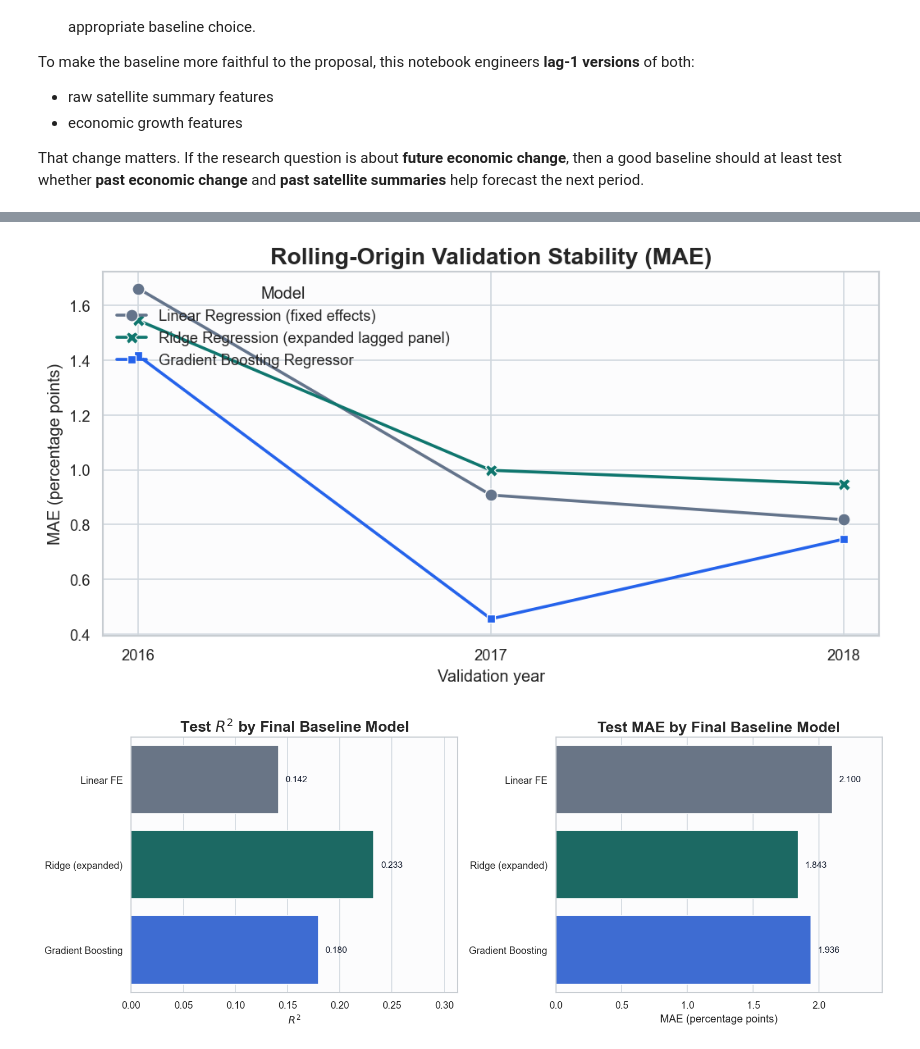
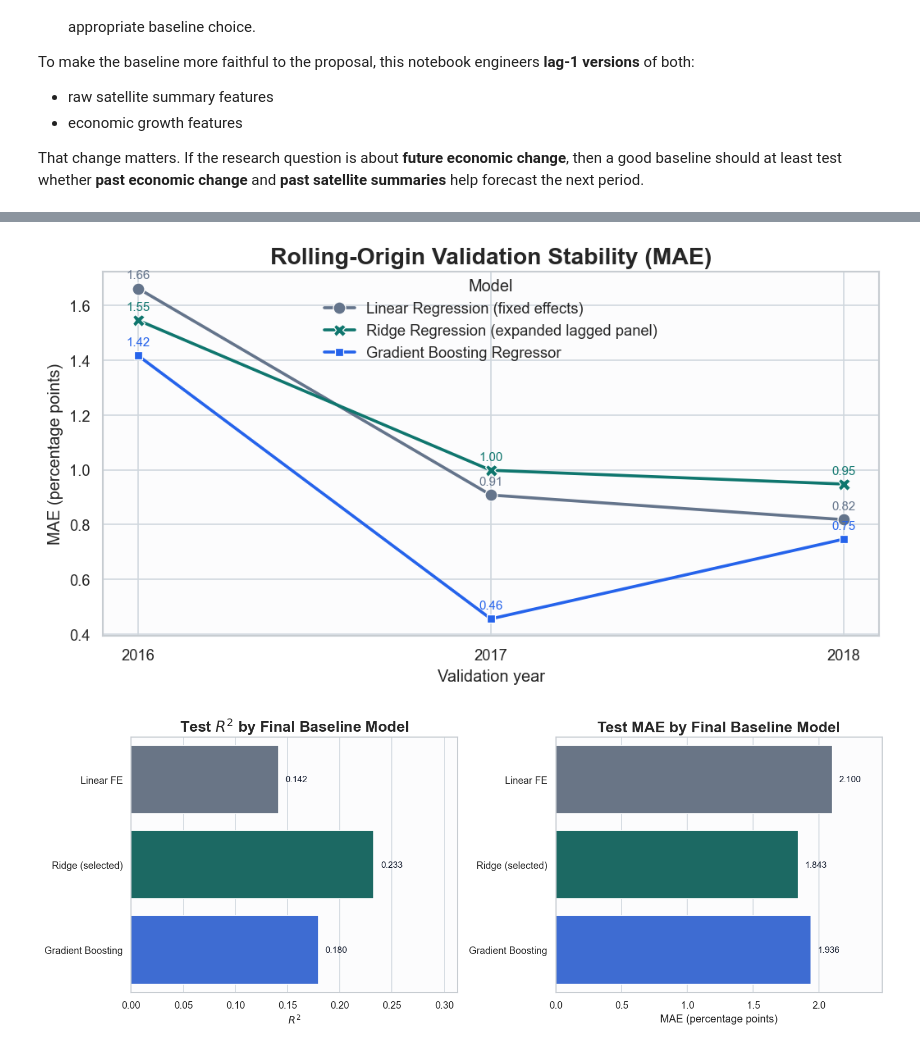
Before and after one commit to cathyliu0510/209b_Final_Project, a Jupyter notebook: Jenny_baseline_model_selection_and_justification.ipynb, the cells around one changed output, grey strips where cells are left out. Cells and saved outputs as stored; diff of their text form; code cells hidden in the pictures.

```diff
--- a/Jenny_baseline_model_selection_and_justification.ipynb
+++ b/Jenny_baseline_model_selection_and_justification.ipynb
@@ -865,13 +860,13 @@ candidate_models = {
         "pipeline": make_linear_pipeline(enhanced_numeric_features),
         "features": enhanced_numeric_features,
         "feature_family": "Conservative enhanced lagged panel",
-        "role": "Transparent fixed-effects-style reference",
+        "role": "Transparent fixed-effects reference",
     },
     "Ridge Regression (expanded lagged panel)": {
         "pipeline": make_ridge_pipeline(pruned_expanded_numeric_features, alpha=1.0),
         "features": pruned_expanded_numeric_features,
         "feature_family": "Pruned expanded lagged panel",
-        "role": "Highlighted current raw-pixel benchmark",
+        "role": "Selected baseline",
     },
     "Gradient Boosting Regressor": {
         "pipeline": make_tree_pipeline(
@@ -885,7 +880,7 @@ candidate_models = {
         ),
         "features": enhanced_numeric_features,
         "feature_family": "Conservative enhanced lagged panel",
-        "role": "Most stable nonlinear 109B baseline",
+        "role": "Nonlinear Stat 109B comparison",
     },
 }
 
@@ -1001,17 +996,23 @@ display_table(
 benchmark_summary = pd.DataFrame(
     [
         {
-            "Highlighted model": benchmark_model_name,
-            "Why it is highlighted": "It produces the strongest current held-out raw-pixel regression performance after the error-analysis redesign.",
-            "Important caveat": "Gradient Boosting remains the more stable pre-period baseline under rolling validation and 2019 validation.",
+            "Selected model": benchmark_model_name,
+            "Test R2": comparison_results.loc[
+                comparison_results["Model"] == benchmark_model_name, "Test R2"
+            ].iloc[0],
+            "Test MAE": comparison_results.loc[
+                comparison_results["Model"] == benchmark_model_name, "Test MAE"
+            ].iloc[0],
+            "Why it is selected": "It produces the strongest held-out test performance while remaining interpretable and well matched to a collinear lagged panel.",
+            "Complementary note": "Gradient Boosting remains the most stable nonlinear model across the rolling pre-period validation years.",
         }
     ]
 )
 display_table(
     benchmark_summary,
-    caption="How to read the comparison table",
+    caption="How to read the final comparison table",
     precision=3,
-    left_align=["Highlighted model", "Why it is highlighted", "Important caveat"],
+    left_align=["Selected model", "Why it is selected", "Complementary note"],
 )
 
 rolling_results = pd.DataFrame(rolling_detail_rows)
@@ -1043,27 +1044,40 @@ Rolling-origin validation MAE by holdout year
 # %%
 plt.figure(figsize=(8.8, 4.8))
 ax = sns.lineplot(
     data=rolling_results,
     x="Holdout year",
     y="MAE",
     hue="Model",
     style="Model",
     markers=True,
     dashes=False,
     palette=model_palette,
     linewidth=2.2,
     markersize=9,
 )
 ax.set_title("Rolling-Origin Validation Stability (MAE)")
 ax.set_xlabel("Validation year")
 ax.set_ylabel("MAE (percentage points)")
 ax.set_xticks(sorted(rolling_results["Holdout year"].unique()))
-ax.legend(title="Model", loc="upper left")
+ax.legend(title="Model", loc="upper center", bbox_to_anchor=(0.5, 1.02), ncol=1)
+ymin, ymax = ax.get_ylim()
+yoffset = 0.02 * (ymax - ymin)
+for line in ax.lines:
+    for x, y in zip(line.get_xdata(), line.get_ydata()):
+        ax.text(
+            x,
+            y + yoffset,
+            f"{y:.2f}",
+            ha="center",
+            va="bottom",
+            fontsize=9,
+            color=line.get_color(),
+        )
 plt.tight_layout()
 plt.savefig(FIGURES_DIR / "08_rolling_validation_stability.png", dpi=220, bbox_inches="tight", facecolor="white")
 plt.show()
 # %% [output]
-[figure, old version]
+[figure, new version]
 # %%
 def annotate_bars(ax, decimals=3):
     xmin, xmax = ax.get_xlim()
```
Also changed, not shown: parts of 21 cells of this notebook, 4 other files.
